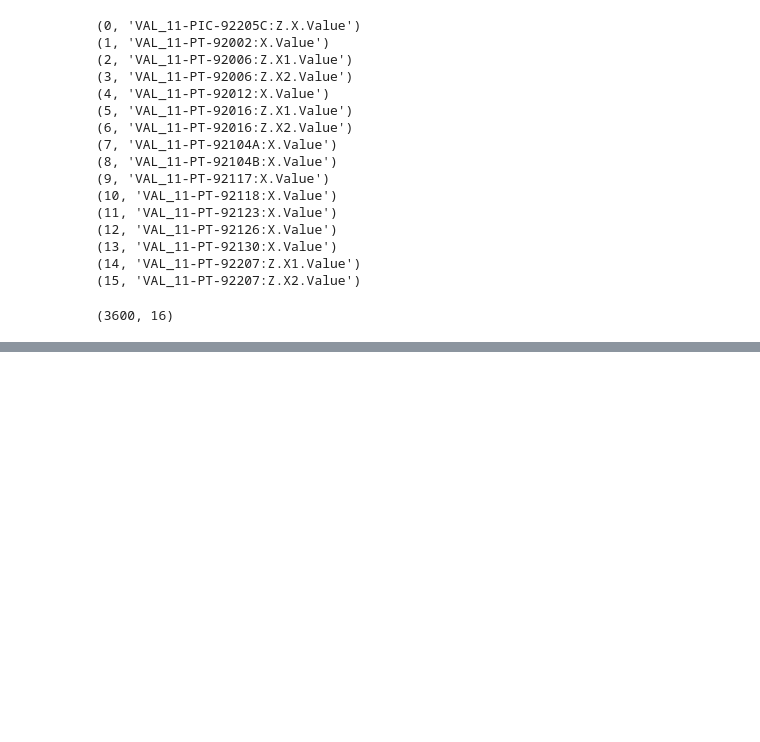
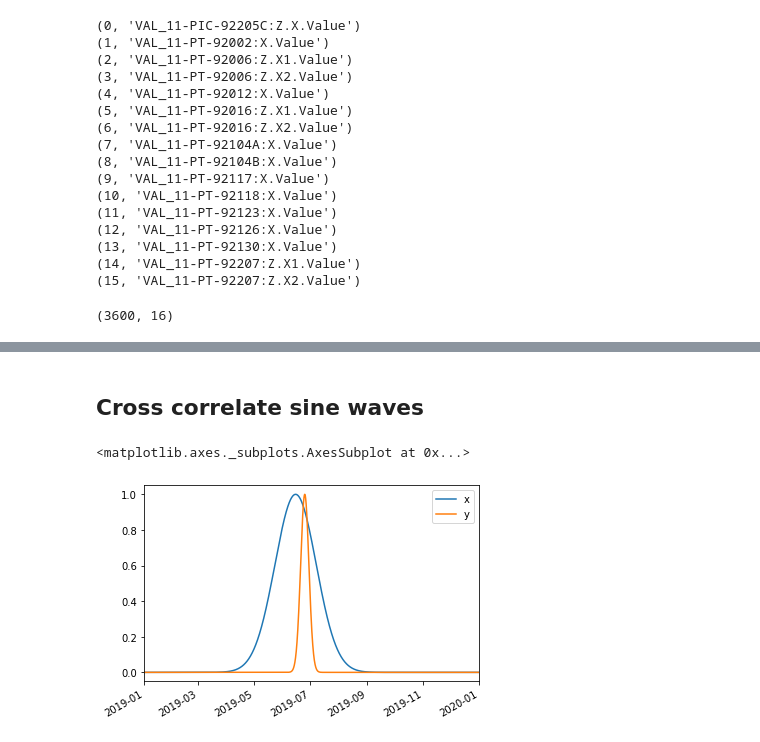
Before and after one commit to cognitedata/correlation, a Jupyter notebook: examples/example_usage.ipynb, the cells around one changed output, grey strips where cells are left out. Saved outputs shown, nothing was run; the diff lists cells and outputs as text; code cells hidden in the pictures; blank space fills up the shorter version.

```diff
--- a/examples/example_usage.ipynb
+++ b/examples/example_usage.ipynb
@@ -151,0 +172,11 @@ plt.gcf().set_size_inches((15, 5))
+# %% [markdown]
+## Cross correlate sine waves
+# %%
+df = pd.DataFrame(index=pd.date_range(datetime(2019, 1, 1), datetime(2020, 1, 1), periods=10000))
+f = (df.index - datetime(2019, 6, 15)) / timedelta(days=40) * 2 * np.pi
+df['x'] = np.exp(-(f/5)**2)
+df['y'] = np.exp(-(f - np.pi/2)**2)
+df.plot()
+# %% [output]
+<matplotlib.axes._subplots.AxesSubplot at 0x...>
+[figure, added]
```
Also changed, not shown: parts of 7 cells of this notebook, 1 other file.
